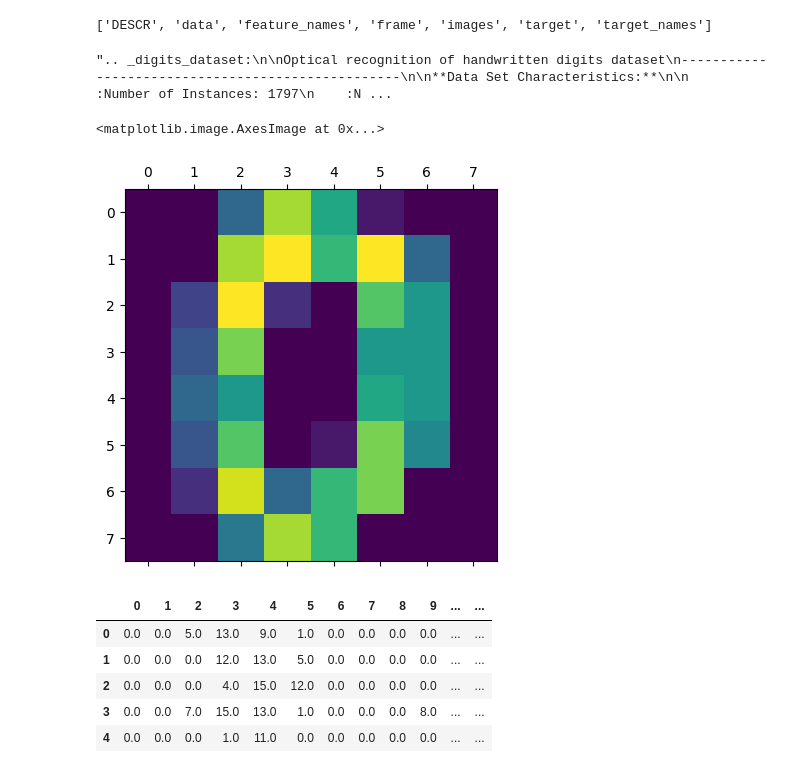
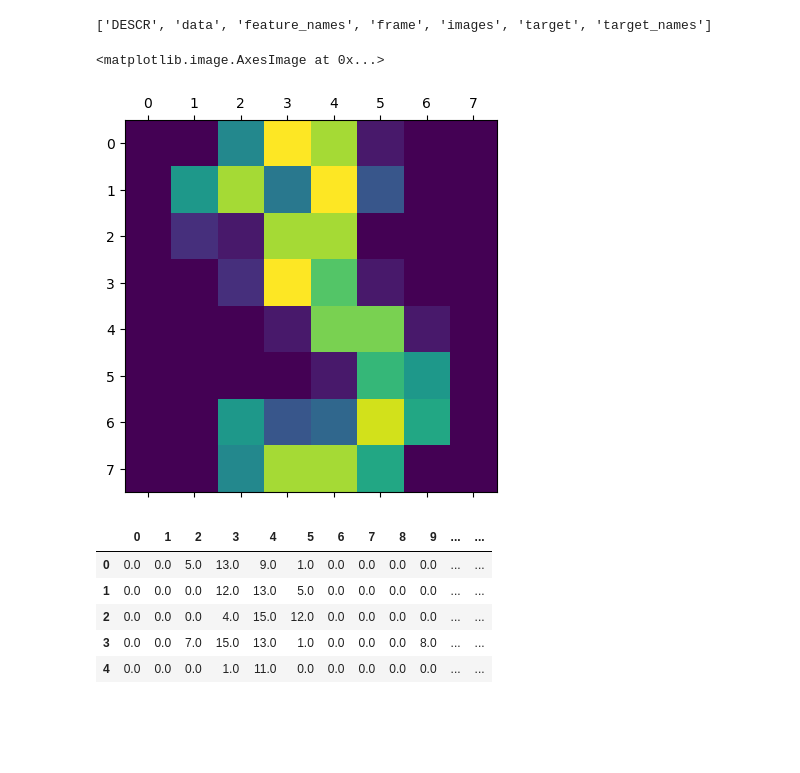
Before and after one commit to Aayush181509/AI-Workshop, a Jupyter notebook: Random_Forest.ipynb, the cells around one changed output. Saved outputs shown, nothing was run; the diff lists cells and outputs as text; code cells hidden in the pictures; blank space fills up the shorter version.

```diff
--- a/Random_Forest.ipynb
+++ b/Random_Forest.ipynb
@@ -32,7 +14,3 @@ dict_keys(['data', 'target', 'frame', 'feature_names', 'target_names', 'images',
 dir(digits)
 # %% [output]
 ['DESCR', 'data', 'feature_names', 'frame', 'images', 'target', 'target_names']
-# %%
-digits.DESCR
-# %% [output]
-".. _digits_dataset:\n\nOptical recognition of handwritten digits dataset\n--------------------------------------------------\n\n**Data Set Characteristics:**\n\n    :Number of Instances: 1797\n    :N ...
@@ -39,6 +19,6 @@ digits.DESCR
 # %%
-plt.matshow(digits.images[0])
+plt.matshow(digits.images[3])
 # %% [output]
 <matplotlib.image.AxesImage at 0x...>
-[figure, old version]
+[figure, new version]
 # %%
```
Also changed, not shown: parts of 12 cells of this notebook, 7 other files.
